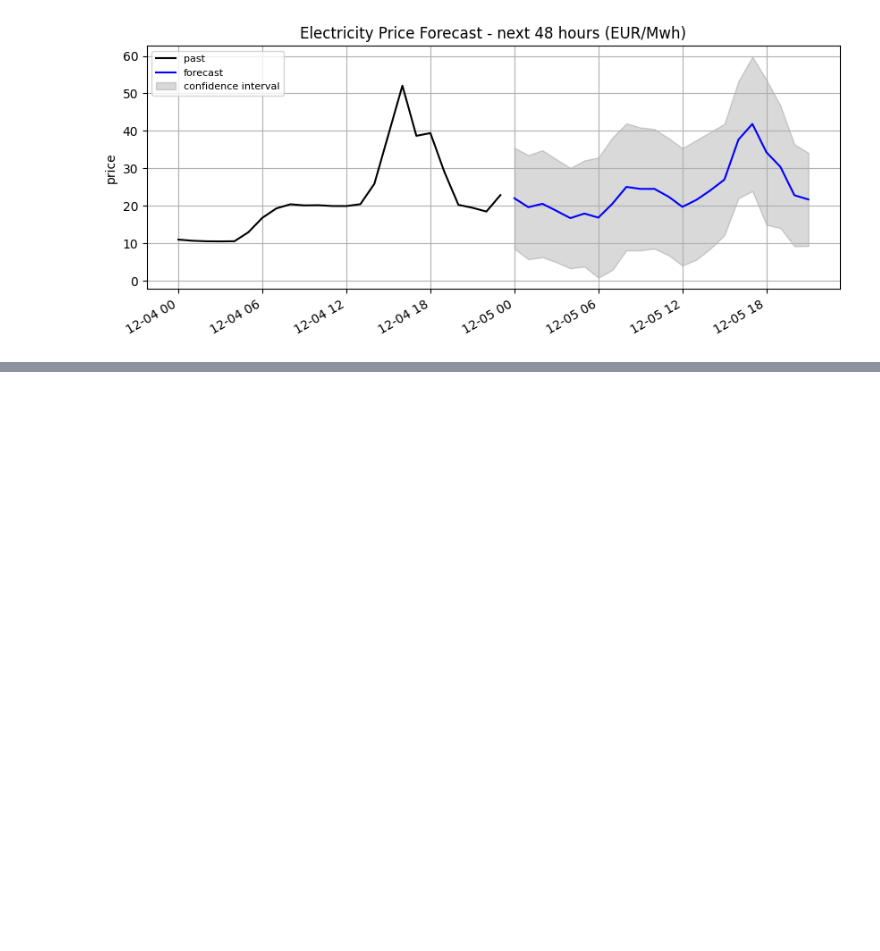
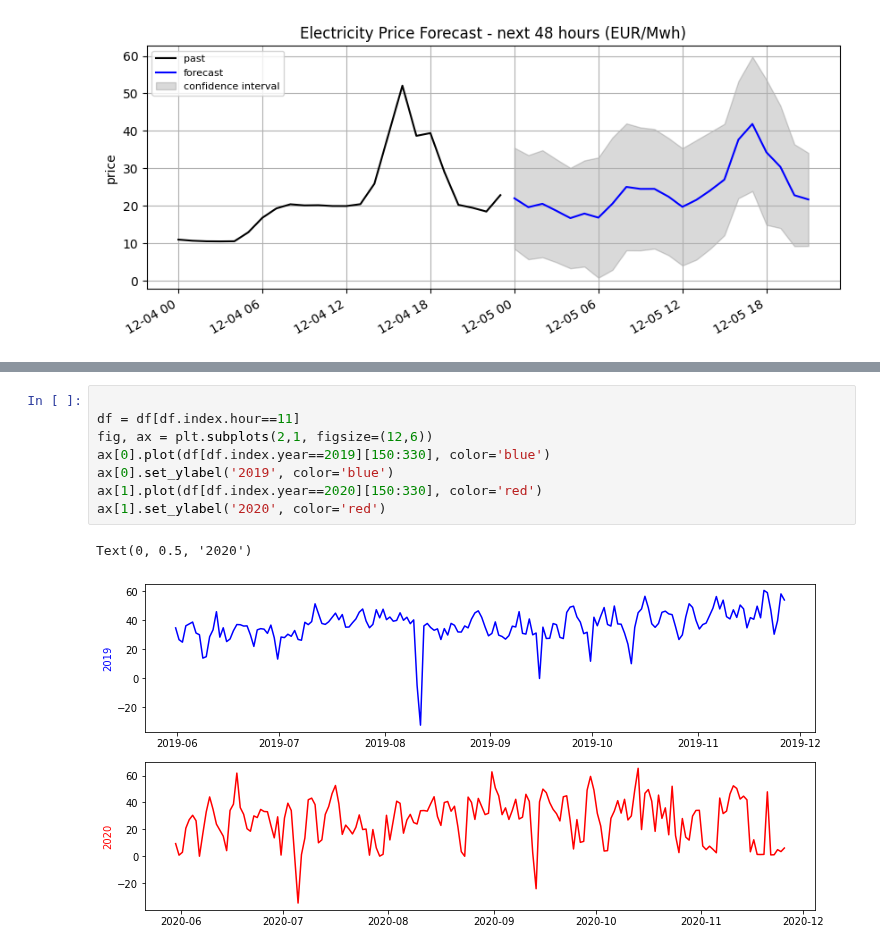
Before and after one commit to Guli-Y/ElectricityPricePredictor, a Jupyter notebook: notebooks/test_guli.ipynb, the cells around one changed output, grey strips where cells are left out. Saved outputs shown, nothing was run; the diff lists cells and outputs as text; blank space fills up the shorter version.

```diff
--- a/notebooks/test_guli.ipynb
+++ b/notebooks/test_guli.ipynb
@@ -59,0 +55,11 @@ forecast.to_csv('../forecast_data/forecast_data.csv')
+# %%
+
+df = df[df.index.hour==11]
+fig, ax = plt.subplots(2,1, figsize=(12,6))
+ax[0].plot(df[df.index.year==2019][150:330], color='blue')
+ax[0].set_ylabel('2019', color='blue')
+ax[1].plot(df[df.index.year==2020][150:330], color='red')
+ax[1].set_ylabel('2020', color='red')
+# %% [output]
+Text(0, 0.5, '2020')
+[figure, added]
```
Also changed, not shown: parts of 8 cells of this notebook.
